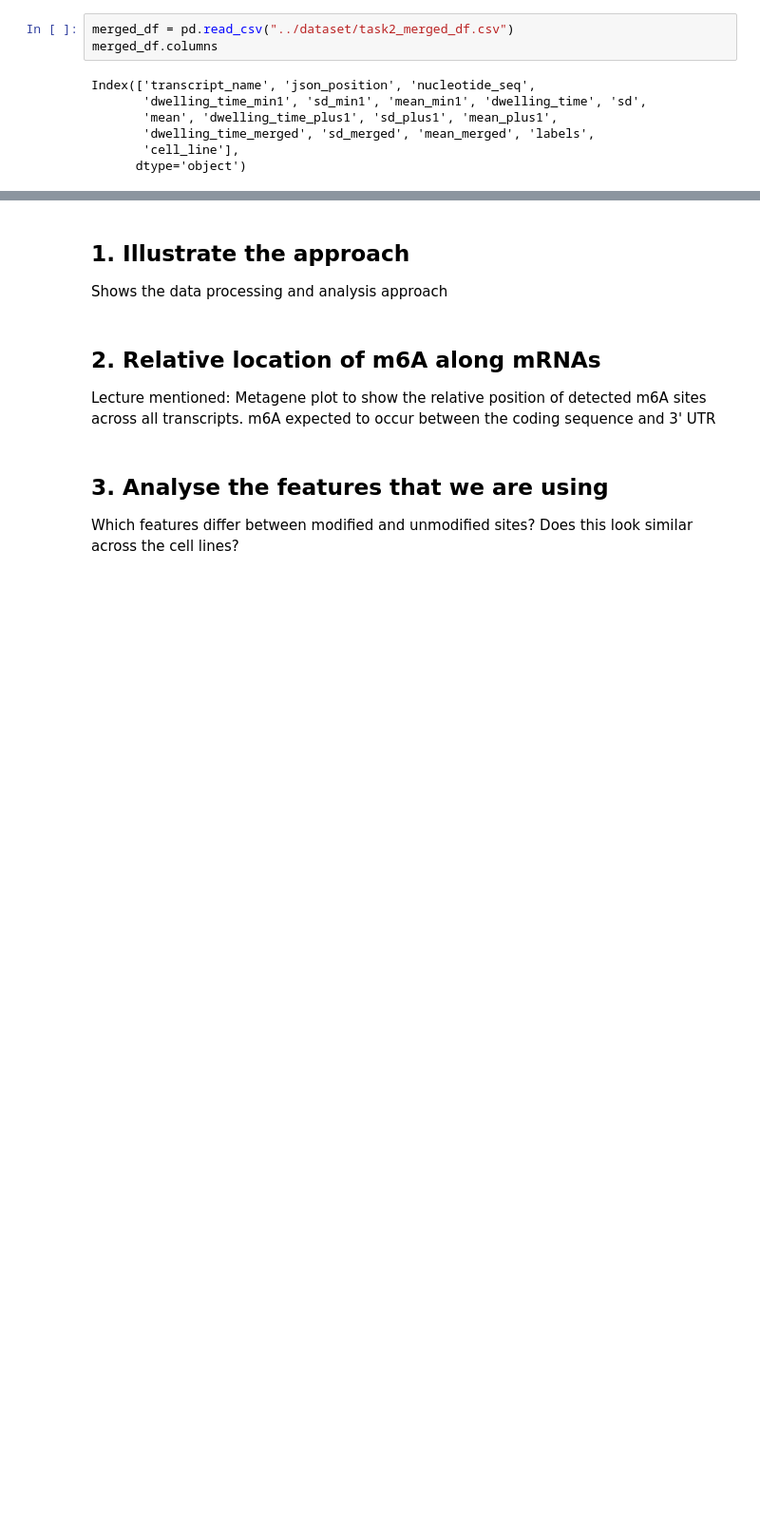
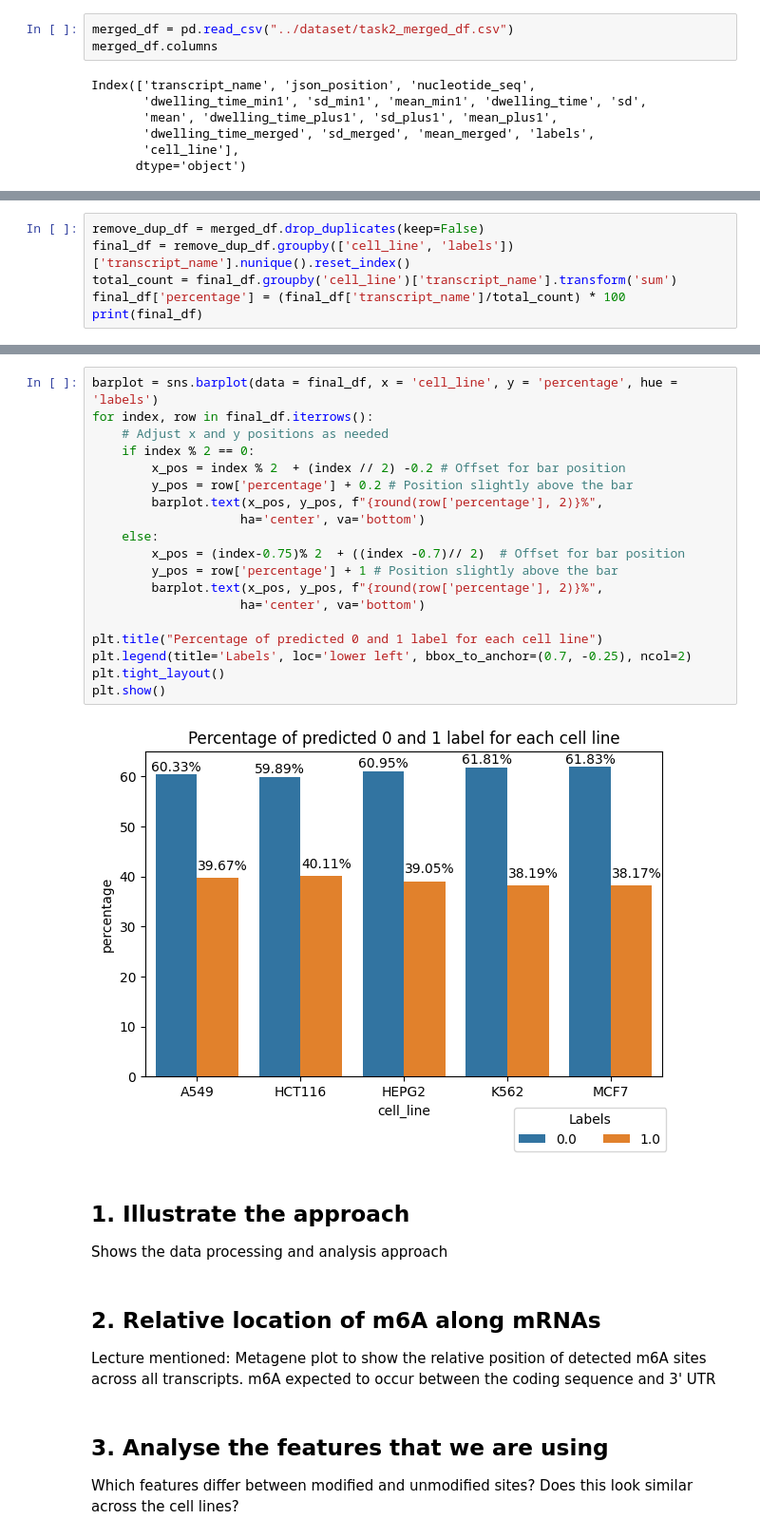
Before and after one commit to OYL02/helix4262, a Jupyter notebook: notebooks/task2.ipynb, the cells around one changed output, grey strips where cells are left out. Shown at 95% size. Cells and saved outputs as stored; diff of their text form; blank space fills up the shorter version.

Commit message:
Included basic bargraph for prediction count

```diff
--- a/notebooks/task2.ipynb
+++ b/notebooks/task2.ipynb
@@ -328,0 +323,6 @@ plt.show()
+# %%
+remove_dup_df = merged_df.drop_duplicates(keep=False)
+final_df = remove_dup_df.groupby(['cell_line', 'labels'])['transcript_name'].nunique().reset_index()
+total_count = final_df.groupby('cell_line')['transcript_name'].transform('sum')
+final_df['percentage'] = (final_df['transcript_name']/total_count) * 100
+print(final_df)
@@ -329,3 +341,24 @@ plt.show()
+# %%
+barplot = sns.barplot(data = final_df, x = 'cell_line', y = 'percentage', hue = 'labels')
+for index, row in final_df.iterrows():
+    # Adjust x and y positions as needed
+    if index % 2 == 0:
+        x_pos = index % 2  + (index // 2) -0.2 # Offset for bar position
+        y_pos = row['percentage'] + 0.2 # Position slightly above the bar
+        barplot.text(x_pos, y_pos, f"{round(row['percentage'], 2)}%",
+                    ha='center', va='bottom')
+    else:
+        x_pos = (index-0.75)% 2  + ((index -0.7)// 2)  # Offset for bar position
+        y_pos = row['percentage'] + 1 # Position slightly above the bar
+        barplot.text(x_pos, y_pos, f"{round(row['percentage'], 2)}%",
+                    ha='center', va='bottom')
+
+plt.title("Percentage of predicted 0 and 1 label for each cell line")
+plt.legend(title='Labels', loc='lower left', bbox_to_anchor=(0.7, -0.25), ncol=2)
+plt.tight_layout()
+plt.show()
+# %% [output]
+[figure, added]
 # %% [markdown]
 ## 1. Illustrate the approach
 Shows the data processing and analysis approach
```
Also changed, not shown: parts of 5 cells of this notebook.
